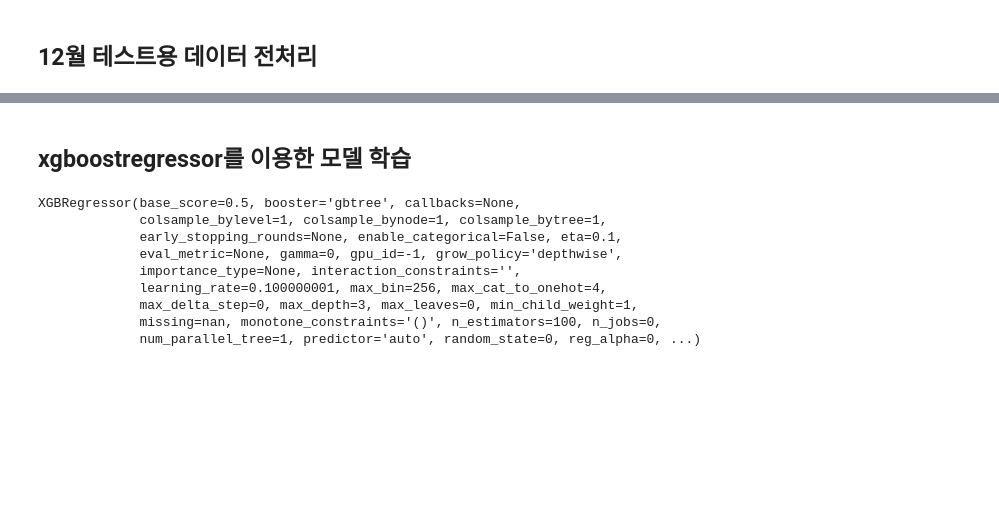
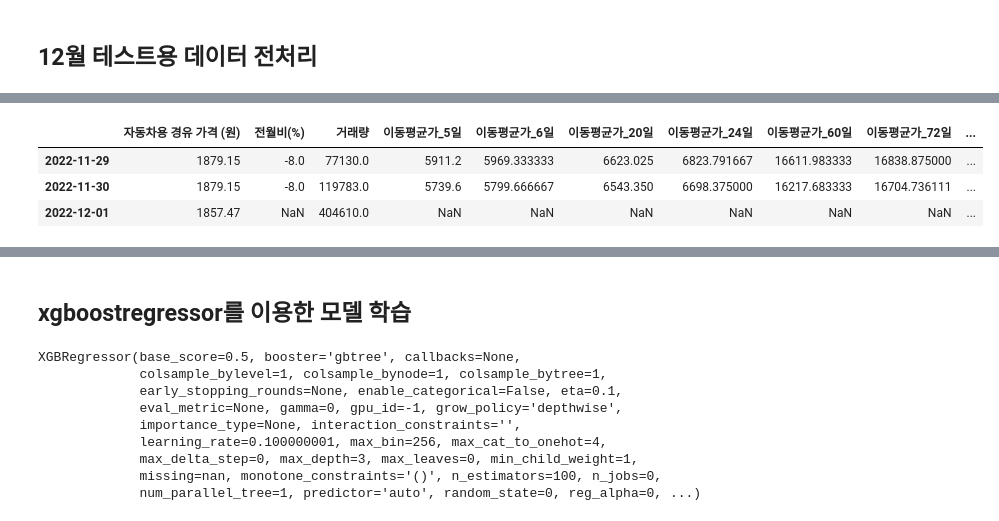
Before and after one commit to Kim-Hyunah/Final_Predict_Agricultural, a Jupyter notebook: model_pred_price_xgb_jinhyeok.ipynb, the cells around one changed output, grey strips where cells are left out. Cells and saved outputs as stored; diff of their text form; code cells hidden in the pictures; blank space fills up the shorter version.

```diff
--- a/model_pred_price_xgb_jinhyeok.ipynb
+++ b/model_pred_price_xgb_jinhyeok.ipynb
@@ -180,0 +143,7 @@ memory usage: 0.0+ bytes
+# %%
+df_merge_pred.iloc[-15:-12]
+# %% [output]
+|  | 자동차용 경유 가격 (원) | 전월비(%) | 거래량 | 이동평균가_5일 | 이동평균가_6일 | 이동평균가_20일 | 이동평균가_24일 | 이동평균가_60일 | 이동평균가_72일 | ... |
+| 2022-11-29 | 1879.15 | -8.0 | 77130.0 | 5911.2 | 5969.333333 | 6623.025 | 6823.791667 | 16611.983333 | 16838.875000 | ... |
+| 2022-11-30 | 1879.15 | -8.0 | 119783.0 | 5739.6 | 5799.666667 | 6543.350 | 6698.375000 | 16217.683333 | 16704.736111 | ... |
+| 2022-12-01 | 1857.47 | NaN | 404610.0 | NaN | NaN | NaN | NaN | NaN | NaN | ... |
```
Also changed, not shown: parts of 14 cells of this notebook.
